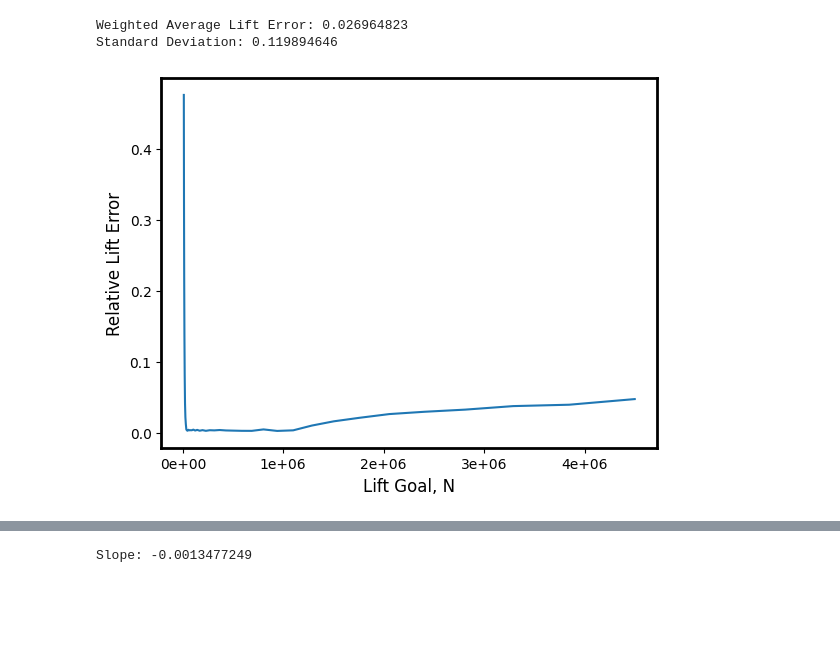
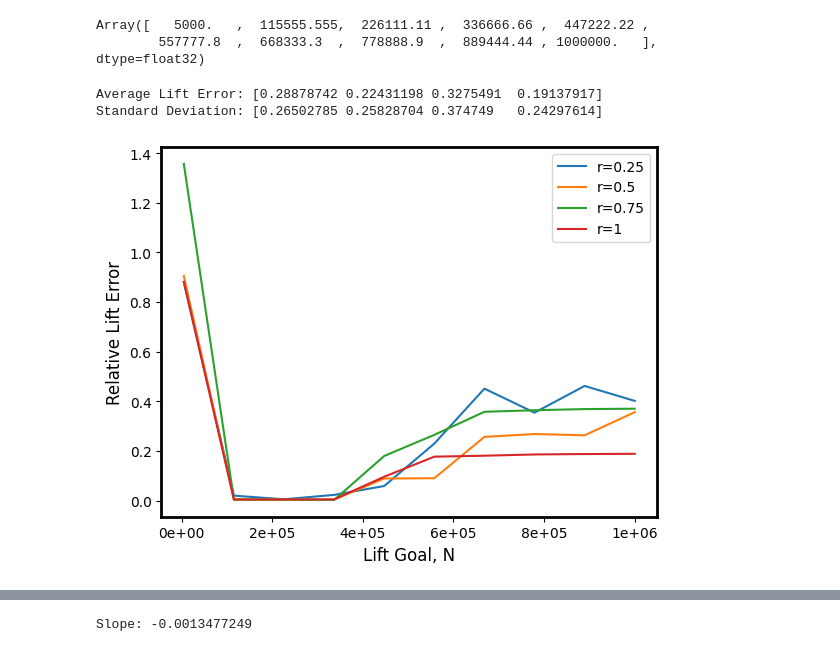
Before and after one commit to avidcoder123/soar, a Jupyter notebook: validation/optim_evaluation.ipynb, the cells around one changed output, grey strips where cells are left out. Saved outputs shown, nothing was run; the diff lists cells and outputs as text; code cells hidden in the pictures; blank space fills up the shorter version.

```diff
--- a/validation/optim_evaluation.ipynb
+++ b/validation/optim_evaluation.ipynb
@@ -5,10 +5,12 @@ import scipy.stats as stats
 import jax
 import jax.numpy as jnp
 # %%
-df = pd.read_csv("optim_evaluation.csv", index_col=0)
+df_025 = pd.read_csv("results_0.25.csv", index_col=0)
+df_050 = pd.read_csv("results_0.5.csv", index_col=0)
+df_075 = pd.read_csv("results_0.75.csv", index_col=0)
+df_100 = pd.read_csv("results_1.csv", index_col=0)
 
-df.insert(10, "AR", df["b"]/df["c"])
+all_dfs = [df_025, df_050, df_075, df_100]
 
-df.insert(14, "LD_ratio", df["L"]/ df["D"])
 
-df.head()
+[df.insert(14, "LD_ratio", df["L"]/ df["D"]) for df in all_dfs];
@@ -22,5 +17,4 @@ df.head()
 # %%
-df.insert(14, "lift_error", (df["L"] - df["lift_goal"]).abs() / df["lift_goal"])
-cleaned_df = df.query("lift_error <= 0.01").copy()
+[df.insert(14, "lift_error", (df["L"] - df["lift_goal"]).abs() / df["lift_goal"]) for df in all_dfs]
 
-cleaned_df.head()
+all_cleaned_dfs = [df.query("lift_error <= 0.01").copy() for df in all_dfs]
@@ -48,8 +35,16 @@ def weighted_avg_and_std(values, weights):
+# %%
+def avg_and_std(values):
+
+    return (jnp.average(values), jnp.std(values))
 # %%
-lift_goal = df["lift_goal"]
+lift_goal = all_dfs[0]["lift_goal"]
 
 #Lift of unique lift goals
-lift_goals = jnp.array(lift_goal)[::20]
+lift_goals = jnp.array(lift_goal)[::10]
+lift_goals
+# %% [output]
+Array([   5000.   ,  115555.555,  226111.11 ,  336666.66 ,  447222.22 ,
+        557777.8  ,  668333.3  ,  778888.9  ,  889444.44 , 1000000.   ],      dtype=float32)
 # %%
 def batch_by_lift(df, column):
     total = []
@@ -79,41 +74,41 @@ plt.rc('legend', fontsize=MEDIUM_SIZE)    # legend fontsize
 plt.rc('figure', titlesize=BIGGER_SIZE)  # fontsize of the figure title
 # %%
 #Batch the lift errors
-lift_errors = batch_by_lift(df, "lift_error")
+lift_errors = [batch_by_lift(df, "lift_error") for df in all_dfs]
 
-all_lift_goals = jnp.array(df["lift_goal"])
-all_lift_error = jnp.array(df["lift_error"])
+#all_lift_error = [jnp.array(df["lift_error"]) for df in all_dfs]
 
-average, stddev = weighted_avg_and_std(all_lift_error, all_lift_goals)
+average, stddev = jnp.array([avg_and_std(lift_error) for lift_error in lift_errors]).T
 
-print("Weighted Average Lift Error:", average)
+print("Average Lift Error:", average)
 print("Standard Deviation:", stddev)
 
 if True:
     fig, ax = plt.subplots()
 
     plt.setp(ax.spines.values(), linewidth=2)
 
     ax.get_xaxis().set_major_formatter(major_formatter)
 
     #Line of best fit
-    best_fit = jnp.polyfit(lift_goals, lift_errors, 1)
+    #best_fit = jnp.polyfit(lift_goals, lift_errors, 1)
 
     #Plot errors against the lift goals
-    ax.plot(lift_goals, lift_errors)
+    for lift_error, label in zip(lift_errors, [0.25, 0.5, 0.75, 1]):
+        ax.plot(lift_goals, lift_error, label=f"r={label}")
 
     #Plot line of best fit
     #ax.plot(lift_goals, best_fit[0] * (lift_goals - lift_goals[0]) + best_fit[1], label="Line of Best Fit")
     ax.set(xlabel="Lift Goal, N", ylabel="Relative Lift Error")
-    #ax.legend()
+    ax.legend()
 
     fig.savefig(
         "./graphs/uncleaned_lift_error.pdf",
         bbox_inches='tight',
     )
 
     fig.show();
 # %% [output]
-Weighted Average Lift Error: 0.026964823
-Standard Deviation: 0.119894646
+Average Lift Error: [0.28878742 0.22431198 0.3275491  0.19137917]
+Standard Deviation: [0.26502785 0.25828704 0.374749   0.24297614]
-[figure, old version]
+[figure, new version]
```
Also changed, not shown: parts of 10 cells of this notebook, 1 other file.
